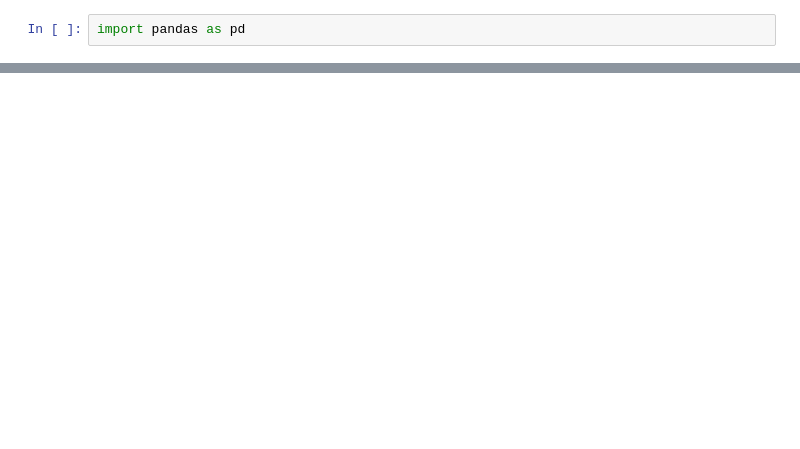
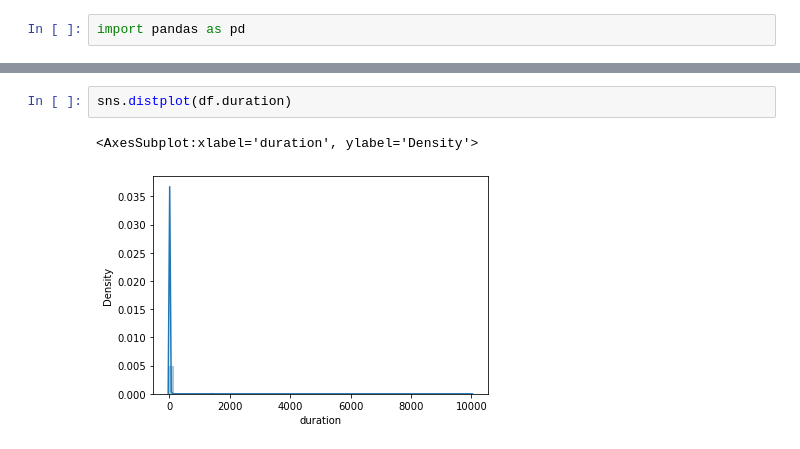
Before and after one commit to premanandr1989/mlops-bootcamp, a Jupyter notebook: 01-Intro/homework.ipynb, the cells around one changed output, grey strips where cells are left out. Cells and saved outputs as stored; diff of their text form; blank space fills up the shorter version.

```diff
--- a/01-Intro/homework.ipynb
+++ b/01-Intro/homework.ipynb
@@ -24,0 +67,5 @@ df.head()
+# %%
+sns.distplot(df.duration)
+# %% [output]
+<AxesSubplot:xlabel='duration', ylabel='Density'>
+[figure, added]
```
Also changed, not shown: parts of 41 cells of this notebook, 1 other file.
